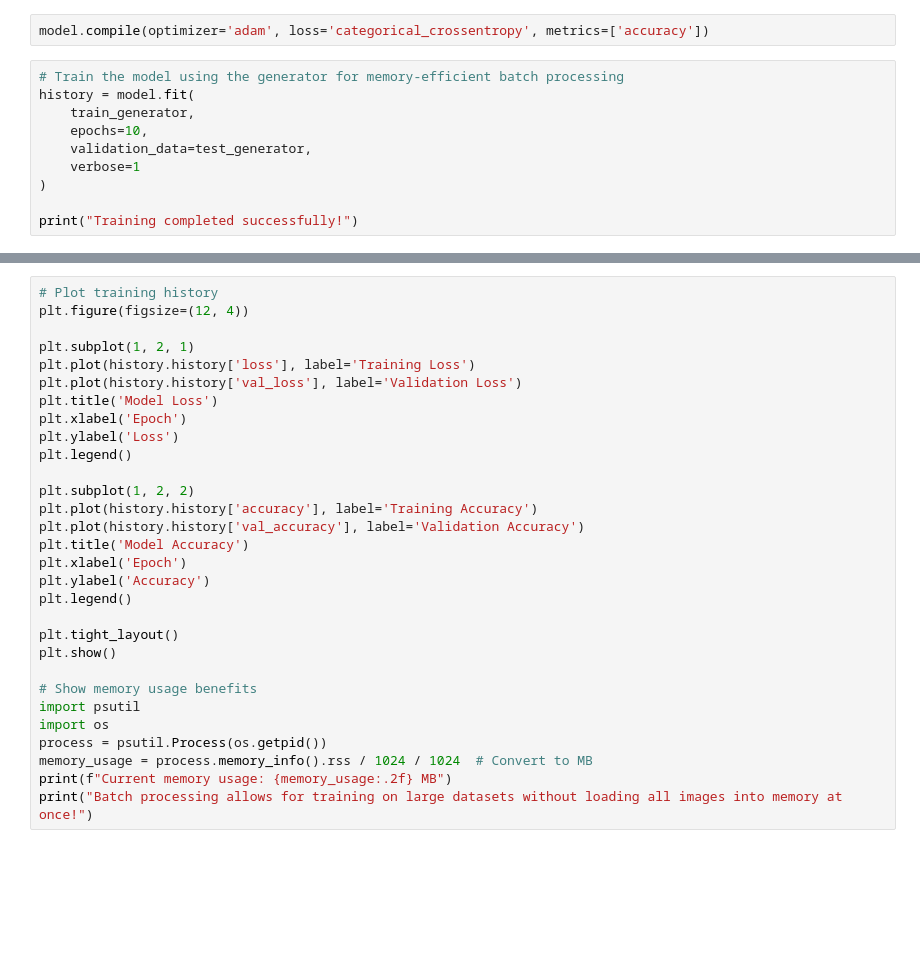
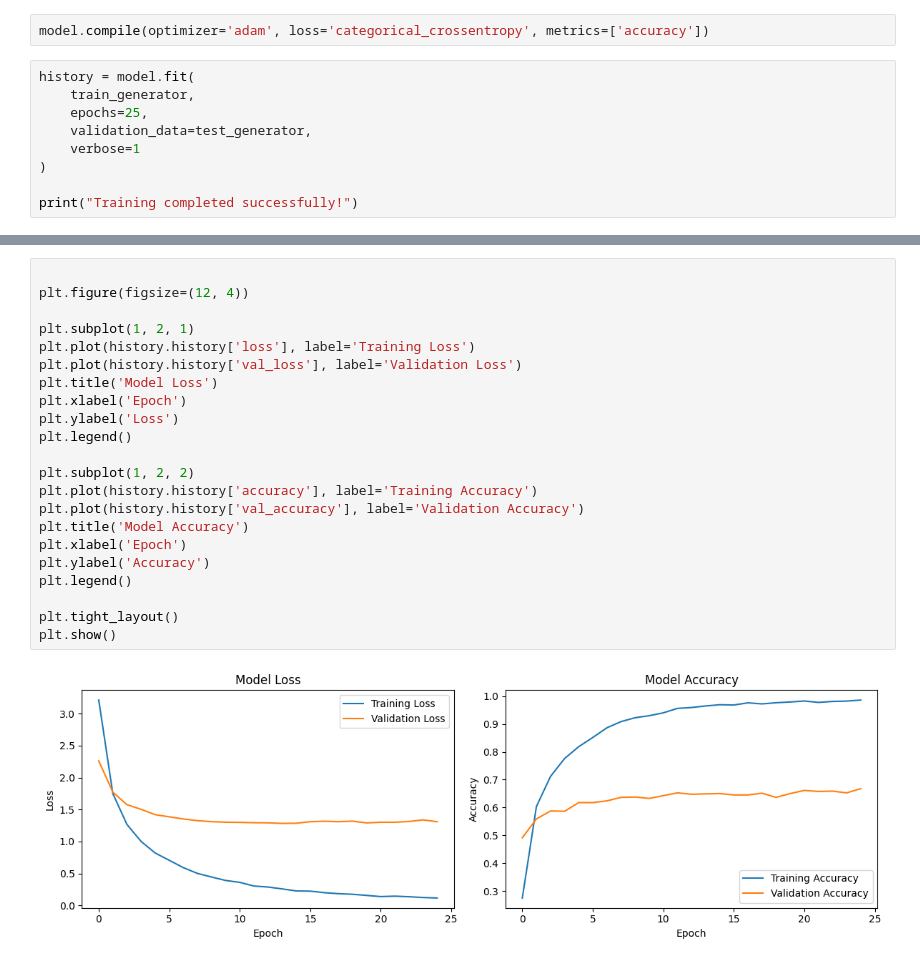
Before and after one commit to Prajwalokesh/Personalized-Food-Recommendation, a Jupyter notebook: services/notebook/main.ipynb, the cells around one changed output, grey strips where cells are left out. Drawn from its saved outputs; the diff is of its cells as text; blank space fills up the shorter version.

Commit message:
model training finished and model downloaded

```diff
--- a/services/notebook/main.ipynb
+++ b/services/notebook/main.ipynb
@@ -181,10 +258,9 @@ model.summary()
 # %%
 model.compile(optimizer='adam', loss='categorical_crossentropy', metrics=['accuracy'])
 # %%
-# Train the model using the generator for memory-efficient batch processing
 history = model.fit(
     train_generator,
-    epochs=10,
+    epochs=25,
     validation_data=test_generator,
     verbose=1
 )
@@ -193,31 +289,25 @@ print("Training completed successfully!")
 # %%
-# Plot training history
+
 plt.figure(figsize=(12, 4))
 
 plt.subplot(1, 2, 1)
 plt.plot(history.history['loss'], label='Training Loss')
 plt.plot(history.history['val_loss'], label='Validation Loss')
 plt.title('Model Loss')
 plt.xlabel('Epoch')
 plt.ylabel('Loss')
 plt.legend()
 
 plt.subplot(1, 2, 2)
 plt.plot(history.history['accuracy'], label='Training Accuracy')
 plt.plot(history.history['val_accuracy'], label='Validation Accuracy')
 plt.title('Model Accuracy')
 plt.xlabel('Epoch')
 plt.ylabel('Accuracy')
 plt.legend()
 
 plt.tight_layout()
 plt.show()
-
-# Show memory usage benefits
-import psutil
-import os
-process = psutil.Process(os.getpid())
-memory_usage = process.memory_info().rss / 1024 / 1024  # Convert to MB
-print(f"Current memory usage: {memory_usage:.2f} MB")
-print("Batch processing allows for training on large datasets without loading all images into memory at once!")
+# %% [output]
+[figure, added]
 # %%
```
Also changed, not shown: parts of 14 cells of this notebook.
